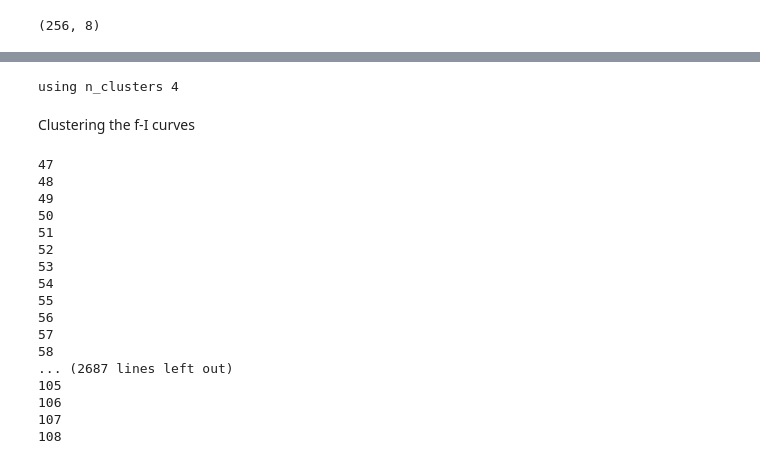
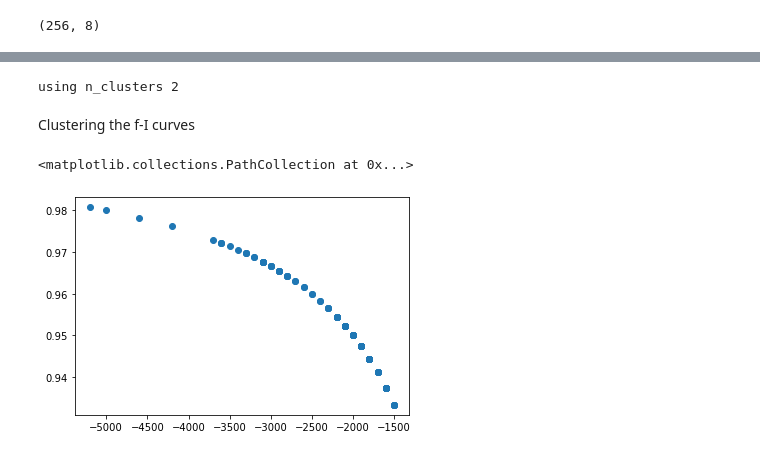
Before and after one commit to AllenInstitute/GLIFS_ASC, a Jupyter notebook: models/clustering.ipynb, the cells around one changed output, grey strips where cells are left out. Saved outputs shown, nothing was run; the diff lists cells and outputs as text; code cells hidden in the pictures.

```diff
--- a/models/clustering.ipynb
+++ b/models/clustering.ipynb
@@ -55,14 +57,17 @@ print(f"using n_clusters {best_n_clusters}")
 
 hc = AgglomerativeClustering(n_clusters = best_n_clusters, affinity = 'euclidean', linkage ='ward')
 y_hc=hc.fit_predict(parameters)
-np.savetxt("results/results_wkof_080821/smnist-4-agn-256units-256units-0itr-allparams-clusters.csv", y_hc, delimiter=',')
+# np.savetxt("results/results_wkof_080821/smnist-4-agn-256units-256units-0itr-allparams-clusters.csv", y_hc, delimiter=',')
+np.savetxt("results/results_wkof_080821/smnist-2-agn-256units-0itr-allparams-clusters.csv", y_hc, delimiter=',')
 # %% [output]
-using n_clusters 4
+using n_clusters 2
 # %% [markdown]
 Clustering the f-I curves
 # %%
 isyns = np.loadtxt("results/results_wkof_080821/smnist-4-agn-ficurve-isyns.csv", delimiter=',')
 frates = np.loadtxt("results/results_wkof_080821/smnist-4-agn-ficurve-frates.csv", delimiter=',')
+isyns = np.loadtxt("results/results_wkof_080821/smnist-2-agn-isyns.csv", delimiter=',')
+frates = np.loadtxt("results/results_wkof_080821/pattern-4-frates.csv", delimiter=',')
 
 num_neurons = frates.shape[1]
 
@@ -82,37 +87,25 @@ for i in range(num_neurons):
         if not np.isnan(frates[j + 1, i]) and not np.isnan(frates[j, i]) and not nan_found:
             derivatives.append((frates[j + 1, i] - frates[j, i]) / (isyns[j + 1] - isyns[j]))
         else:
-            print(j)
+#             print(j)
             nan_found = True
     med_derivative[i] = np.median(derivatives)
 
 
 # med_derivative = np.median(derivatives, 1)
 
-features = np.zeros((num_neurons, 3))
+features = np.zeros((num_neurons, 2))
 features[:, 0] = thresholds
 features[:, 1] = med_derivative
-features[:, 2] = scale_up
+# features[:, 2] = scale_up
 # print(thresholds)
-np.savetxt("results/results_wkof_080821/smnist-4-agn-256units-256units-0itr-allfeatures.csv", features, delimiter=',')
+# np.savetxt("results/results_wkof_080821/smnist-4-agn-256units-256units-0itr-allfeatures.csv", features, delimiter=',')
+np.savetxt("results/results_wkof_080821/pattern-4-128units-0itr-allfeatures.csv", features, delimiter=',')
-# %% [output]
-47
-48
-49
-50
-51
-52
-53
-54
-55
-56
-57
-58
-... (2687 lines left out)
-105
-106
-107
-108
+# %%
+plt.scatter(thresholds, scale_up)
+# %% [output]
+<matplotlib.collections.PathCollection at 0x...>
+[figure, added]
 # %%
 dendrogram = sch.dendrogram(sch.linkage(features, method  = "ward"))
 plt.title('Dendrogram')
```
Also changed, not shown: parts of 5 cells of this notebook, 48 other files.
